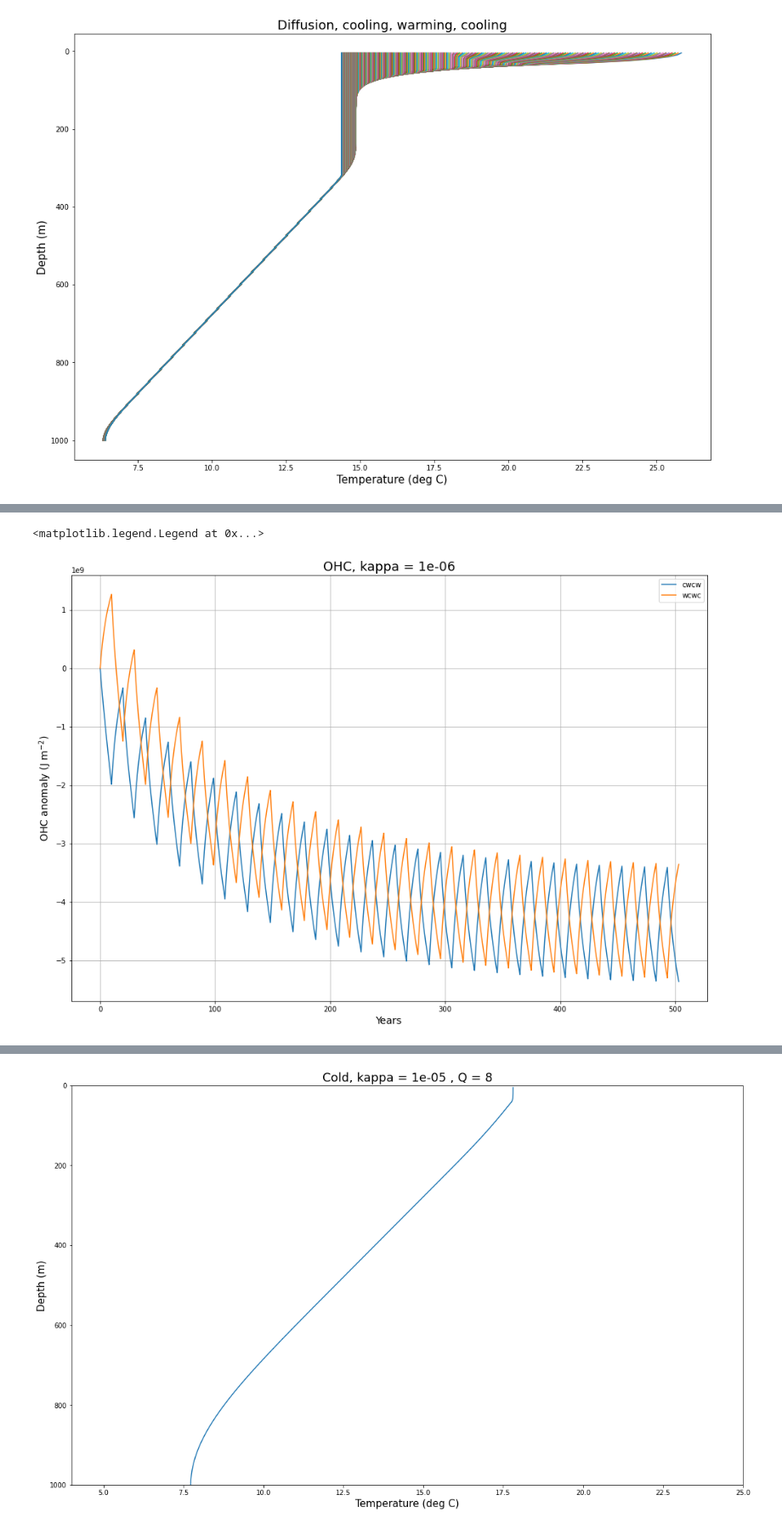
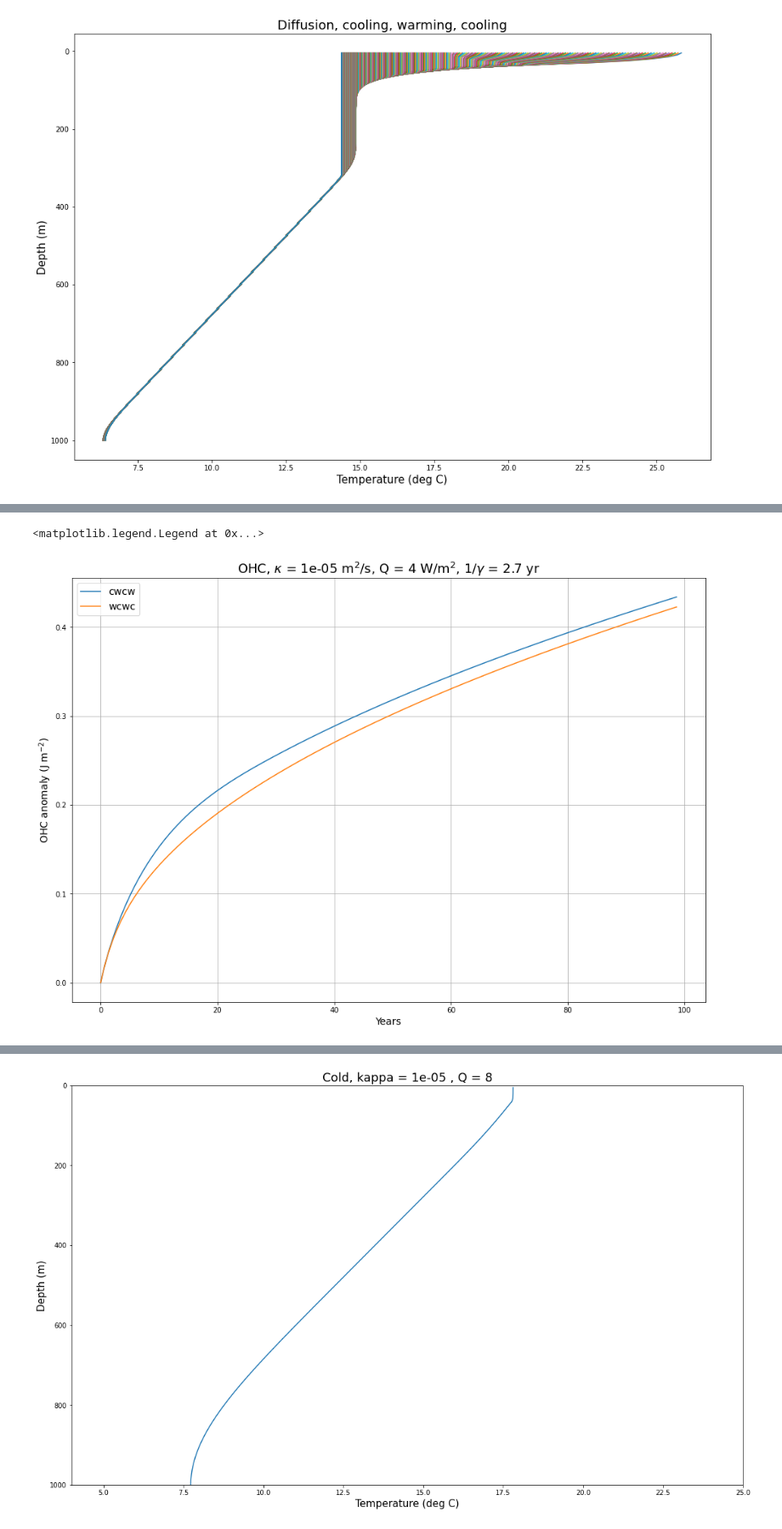
Before and after one commit to mpudig/HonoursThesis, a Jupyter notebook: Heat_Equation_with_forcing_flux.ipynb, the cells around one changed output, grey strips where cells are left out. Shown at 85% size. Drawn from its saved outputs; the diff is of its cells as text; code cells hidden in the pictures.

```diff
--- a/Heat_Equation_with_forcing_flux.ipynb
+++ b/Heat_Equation_with_forcing_flux.ipynb
@@ -257,17 +257,17 @@ def OHC_time(T_time):
 # Data and parameters
 
 dt = 10.0 * 86400 # units: s
-dz = 5 # units: m
-kappa = 1e-6 # units: m^2/s
+dz = 10 # units: m
+kappa = 1e-5 # units: m^2/s
 
 z = np.arange(0, 1000 + dz, dz)
 z_mix = 30.0
 T_i = linear_stratification(z, z_mix, T_top, T_base)
 
-lambd = 1/(365 * 5 * 86400)
-T0 = 18 # temeprature relaxed back to
+gamma = 1/(365 * 3 * 86400)
+T0 = 17 # temeprature relaxed back to
 Q = 8
-years = 10
+years = 100
 # %%
 # Cooling
 t = FTCS(dt, dz, kappa, lambd, z_mix, T_i, - Q, years)[2]
@@ -395,33 +392,27 @@ plt.legend()
 # %%
 # Ocean heat content over time
 
 plt.figure(figsize=(16,11))
 
 days = dt / 86400
 timesteps = cwcw_expt.shape[1]
 length = (timesteps - 1) * days/365
 
-OHC_cwcw_anom = OHC_cwcw - OHC(T_i)
-OHC_wcwc_anom = OHC_wcwc - OHC(T_i)
+#Calculate ocean heat content
+OHC_control = OHC_time(control_expt)
+OHC_noQ = OHC_time(noQ_expt)
+OHC_cwcw = OHC_time(cwcw_expt)
+OHC_wcwc = OHC_time(wcwc_expt)
 
-# OHC_cwcwnoQ_anom = OHC_cwcwnoQ - OHC(T_i)
-# OHC_wcwcnoQ_anom = OHC_wcwcnoQ - OHC(T_i)
-
-# OHC_cwcw_detrend_anom = OHC_cwcw_anom - OHC_cwcwnoQ_anom
-
-plt.plot(np.linspace(0,length,timesteps), 1*OHC_cwcw_anom, label='cwcw')
-plt.plot(np.linspace(0,length,timesteps), OHC_wcwc_anom, label='wcwc')
-
-# plt.plot(np.linspace(0,length,timesteps), OHC_cwcwnoQ_anom, label='cwcw, no Q')
-# plt.plot(np.linspace(0,length,timesteps), OHC_cwcw_detrend_anom, label='cwcw, detrend')
-
+#Plot
+plt.plot(np.linspace(0,length,timesteps), -1 * (OHC_cwcw - OHC_noQ), label='cwcw')
+plt.plot(np.linspace(0,length,timesteps), OHC_wcwc - OHC_noQ, label='wcwc')
 plt.grid()
-
-plt.title('OHC, kappa = {}'.format(kappa), fontsize = 18)
+plt.title('OHC, $\kappa$ = {} m$^2$/s, Q = {} W/m$^2$, $1/\gamma$ = {} yr'.format(kappa, Q, gamma_year), fontsize = 18)
 plt.ylabel('OHC anomaly (J m$^{-2}$)', fontsize = 14)
 plt.xlabel('Years', fontsize = 14)
-plt.legend()
+plt.legend(fontsize=14)
 #plt.savefig('OHC, kappa = {}, Q = {}.jpg'.format(kappa, Q))
 # %% [output]
 <matplotlib.legend.Legend at 0x...>
-[figure, old version]
+[figure, new version]
```
Also changed, not shown: parts of 15 cells of this notebook, 11 other files.
